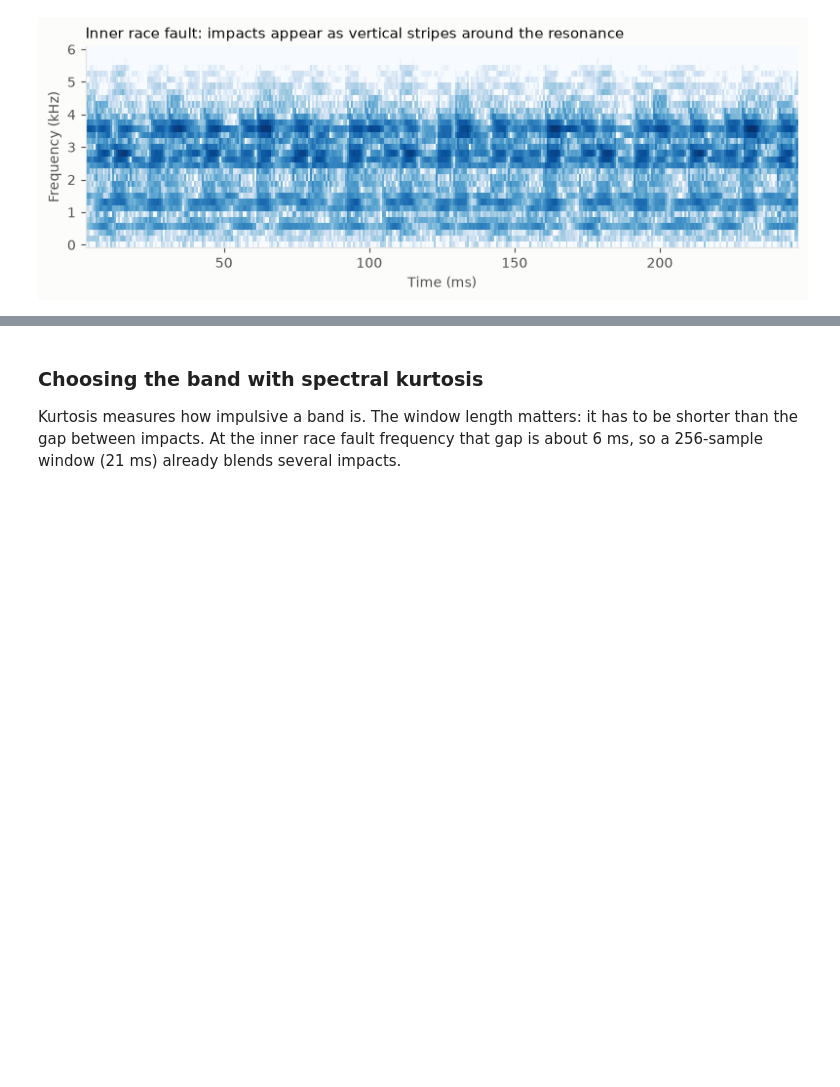
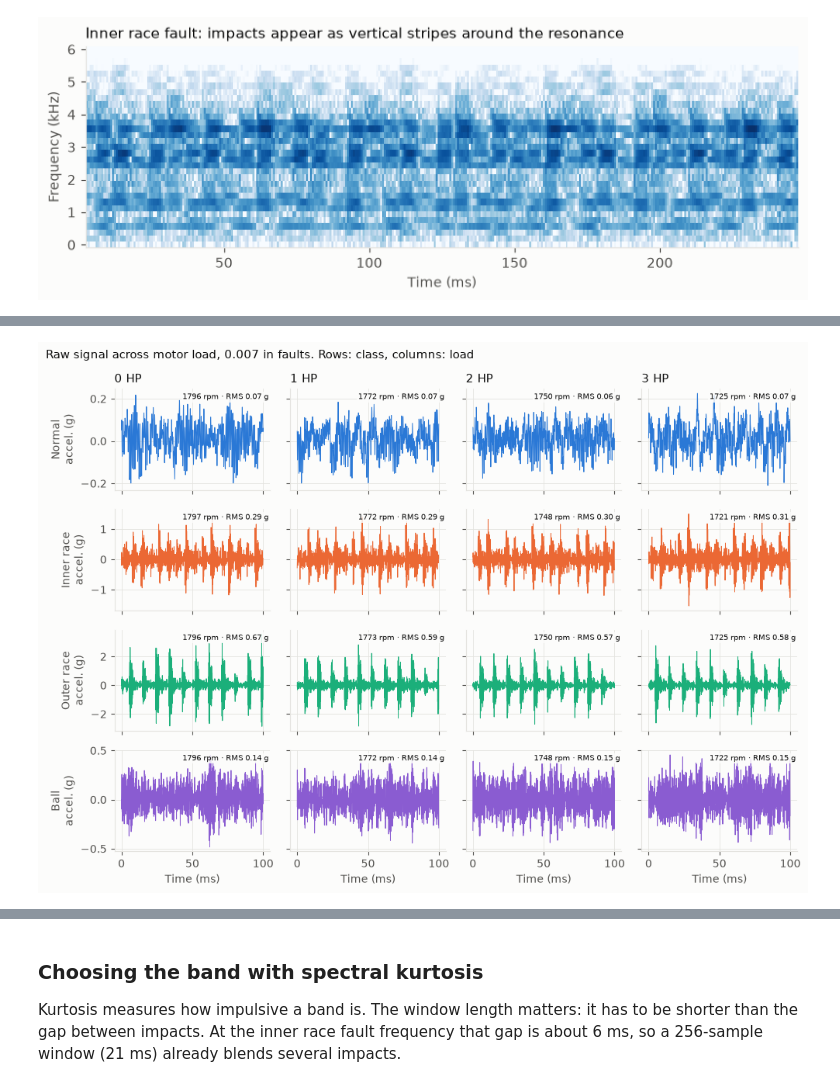
Before and after one commit to falconeee/CWRU-analysis, a Jupyter notebook: CWRU_bearing_signals.ipynb, the cells around one changed output, grey strips where cells are left out. Cells and saved outputs as stored; diff of their text form; code cells hidden in the pictures; blank space fills up the shorter version.

```diff
--- a/CWRU_bearing_signals.ipynb
+++ b/CWRU_bearing_signals.ipynb
@@ -159,0 +200,18 @@ plt.show()
+# %%
+fig, axes = plt.subplots(4, 4, figsize=(10, 7.2), sharex=True, sharey="row")
+for r, label in enumerate(b.CLASSES):
+    for load in range(4):
+        n = file_of(label, 0.007, load)
+        a, x = axes[r, load], RECORDINGS[n]
+        a.plot(t_ms, x[:len(t_ms)], color=CLASS_COLORS[label], linewidth=0.7)
+        tag(a, f"{b.shaft_hz(n, load) * 60:.0f} rpm · RMS {b.time_features(x)['rms']:.2f} g")
+        if r == 0:
+            a.set_title(f"{load} HP")
+    axes[r, 0].set_ylabel(f"{label}\naccel. (g)")
+for a in axes[-1]:
+    a.set_xlabel("Time (ms)")
+fig.suptitle("Raw signal across motor load, 0.007 in faults. Rows: class, columns: load", x=0.01, ha="left", fontsize=11)
+fig.tight_layout()
+plt.show()
+# %% [output]
+[figure, added]
```
Also changed, not shown: parts of 20 cells of this notebook, 1 other file.
